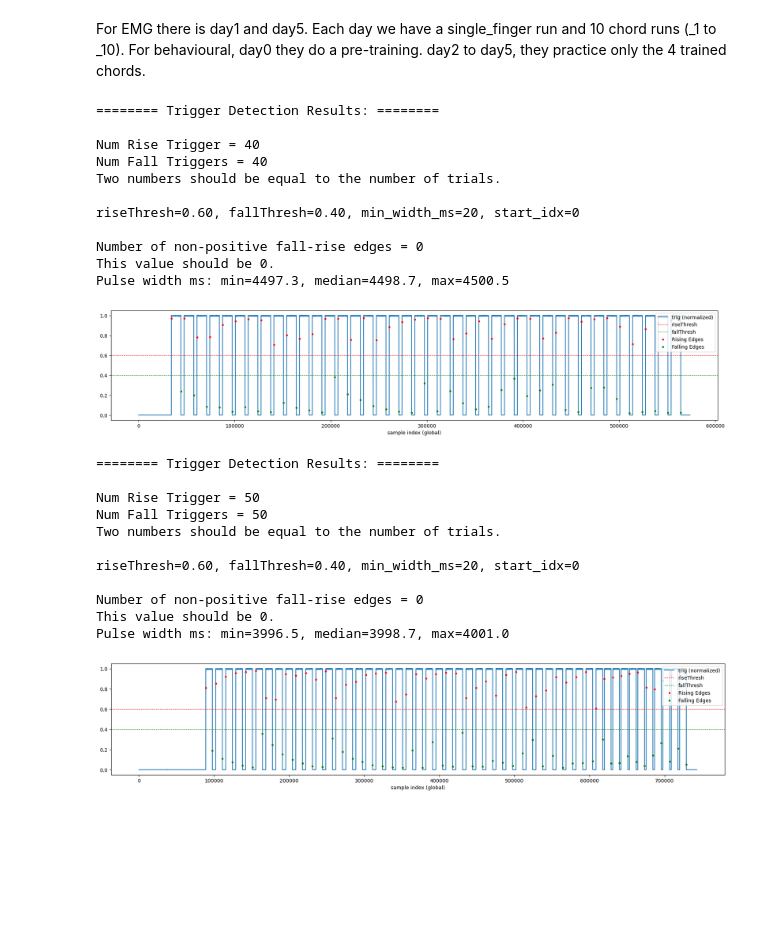
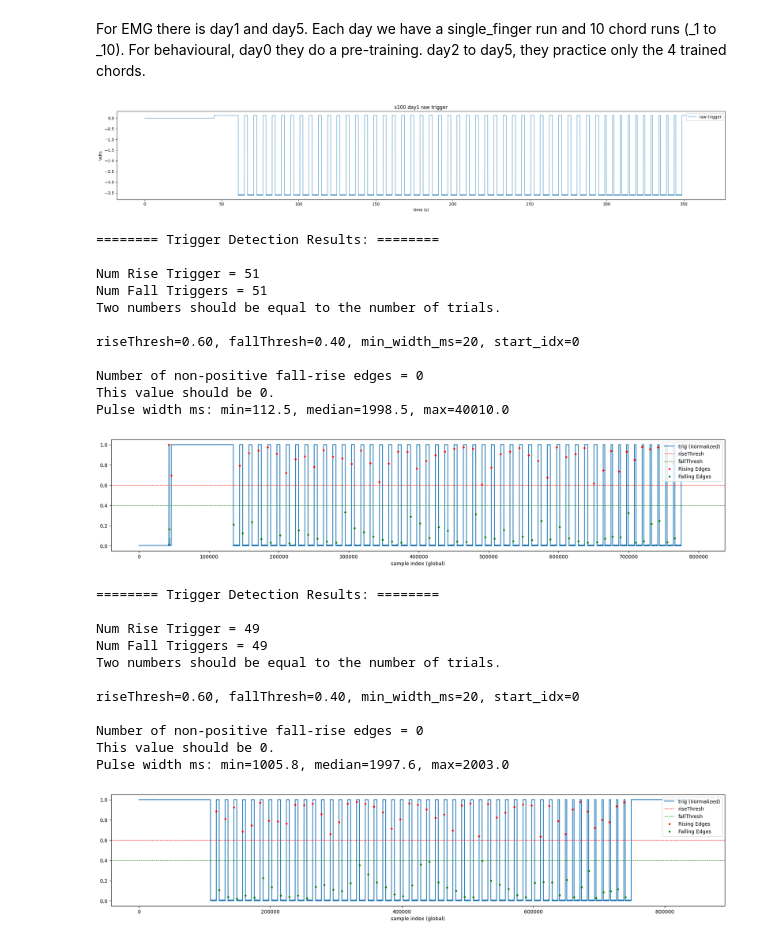
Before and after one commit to alighavam/EFC_learningEMG, a Jupyter notebook: preprocessing.ipynb, the cells around one changed output. Cells and saved outputs as stored; diff of their text form; code cells hidden in the pictures; blank space fills up the shorter version.

```diff
--- a/preprocessing.ipynb
+++ b/preprocessing.ipynb
@@ -30,47 +30,70 @@ def butter_bandpass(lowcut, highcut, fs, order=5):
     high = highcut / nyq
     b, a = butter(order, [low, high], btype='band')
     return b, a
+# %%
+# Debug: raw (unprocessed) trigger for s100 day1
+sn = 100
+day = 'day1'
+fs_trigger = 2222.2222
+
+header = pd.read_csv(
+    os.path.join(emgPath, day, f'subj{sn}', f'EFC_learningEMG_{sn}_single_finger.csv'),
+    skiprows=5, nrows=1, header=None,
+)
+header = header.apply(lambda x: x.str.strip() if x.dtype == "object" else x)
+data = pd.read_csv(
+    os.path.join(emgPath, day, f'subj{sn}', f'EFC_learningEMG_{sn}_single_finger.csv'),
+    skiprows=8, header=None,
+)
+data = data.iloc[:, :28]
+data.columns = header.iloc[0, :28]
+data = data.reset_index(drop=True)
+
+trigger = data['Analog 1 (V)'].values
+emg_functions.plot_raw_trigger(trigger, fs=fs_trigger, title=f's{sn} {day} raw trigger')
+# %% [output]
+[figure, added]
 # %%
-sn = 101
+sn = 100
 
 # Prep EMG:
 df = {'t'}
 days = ['day1', 'day5']
 for day in days:
     # ========================= detect trigger signal =========================
     header = pd.read_csv(os.path.join(emgPath, day, f'subj{sn}', f'EFC_learningEMG_{sn}_single_finger.csv'), skiprows=5, nrows=1, header=None)
     # remove extra spaces in header:
     header = header.apply(lambda x: x.str.strip() if x.dtype == "object" else x)
     data = pd.read_csv(os.path.join(emgPath, day, f'subj{sn}', f'EFC_learningEMG_{sn}_single_finger.csv'), skiprows=8, header=None)
     data = data.iloc[:, :28]
     data.columns = header.iloc[0, :28]
     data = data.reset_index(drop=True)
 
     trigger = data['Analog 1 (V)'].values
     fs_trigger = 2222.2222
     riseIdx, fallIdx = emg_functions.find_trigger_rise_edge(trigger, fs_trigger, riseThresh=0.6, fallThresh=0.4, min_width_ms=20, debug=1)
 # %% [output]
 ======== Trigger Detection Results: ========
 
-Num Rise Trigger = 40
-Num Fall Triggers = 40
+Num Rise Trigger = 51
+Num Fall Triggers = 51
 Two numbers should be equal to the number of trials.
 
 riseThresh=0.60, fallThresh=0.40, min_width_ms=20, start_idx=0
 
 Number of non-positive fall-rise edges = 0
 This value should be 0.
-Pulse width ms: min=4497.3, median=4498.7, max=4500.5
+Pulse width ms: min=112.5, median=1998.5, max=40010.0
-[figure, old version]
+[figure, new version]
 ======== Trigger Detection Results: ========
 
-Num Rise Trigger = 50
-Num Fall Triggers = 50
+Num Rise Trigger = 49
+Num Fall Triggers = 49
 Two numbers should be equal to the number of trials.
 
 riseThresh=0.60, fallThresh=0.40, min_width_ms=20, start_idx=0
 
 Number of non-positive fall-rise edges = 0
 This value should be 0.
-Pulse width ms: min=3996.5, median=3998.7, max=4001.0
+Pulse width ms: min=1005.8, median=1997.6, max=2003.0
-[figure, old version]
+[figure, new version]
```
Also changed, not shown: 2 other files.
